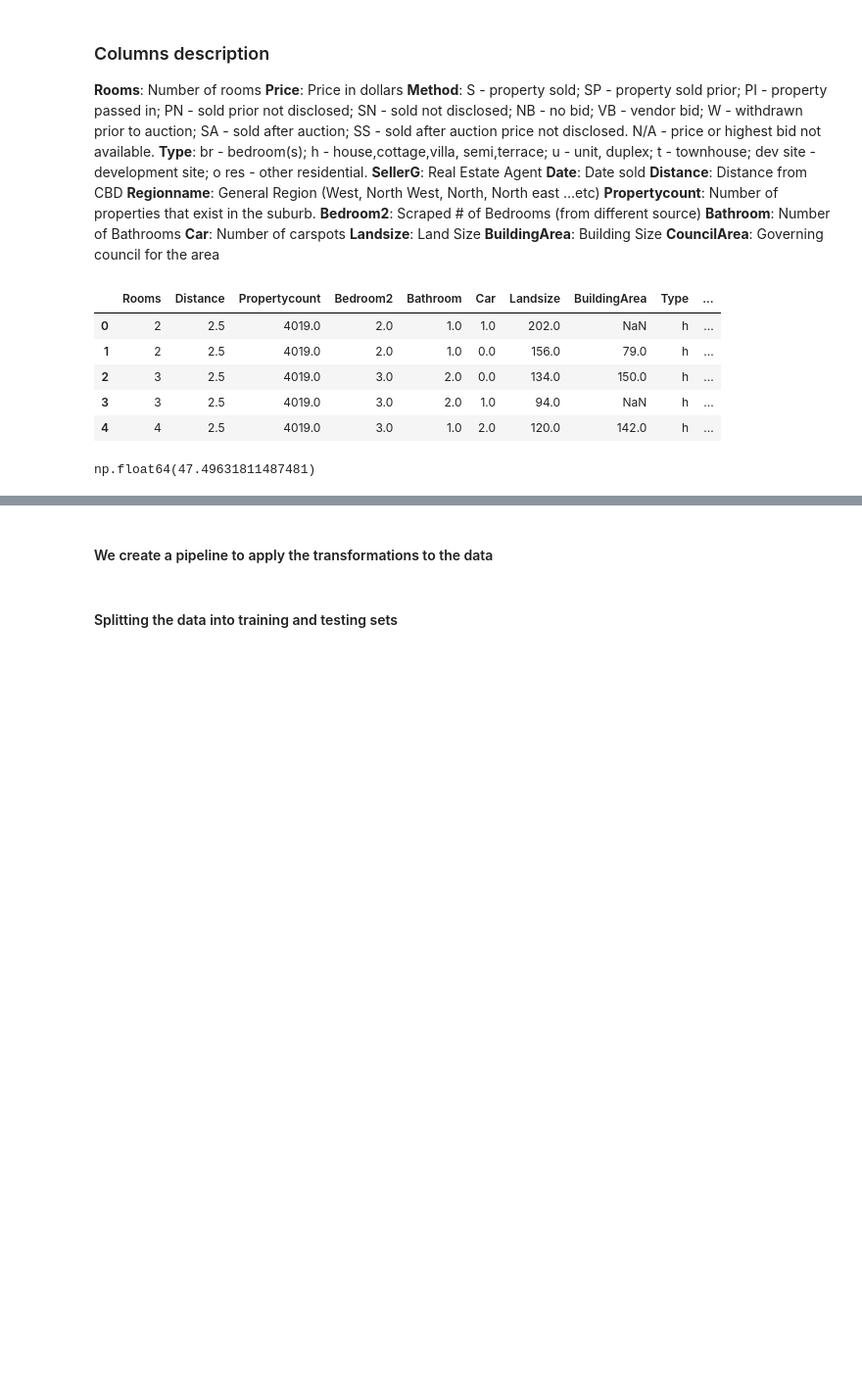
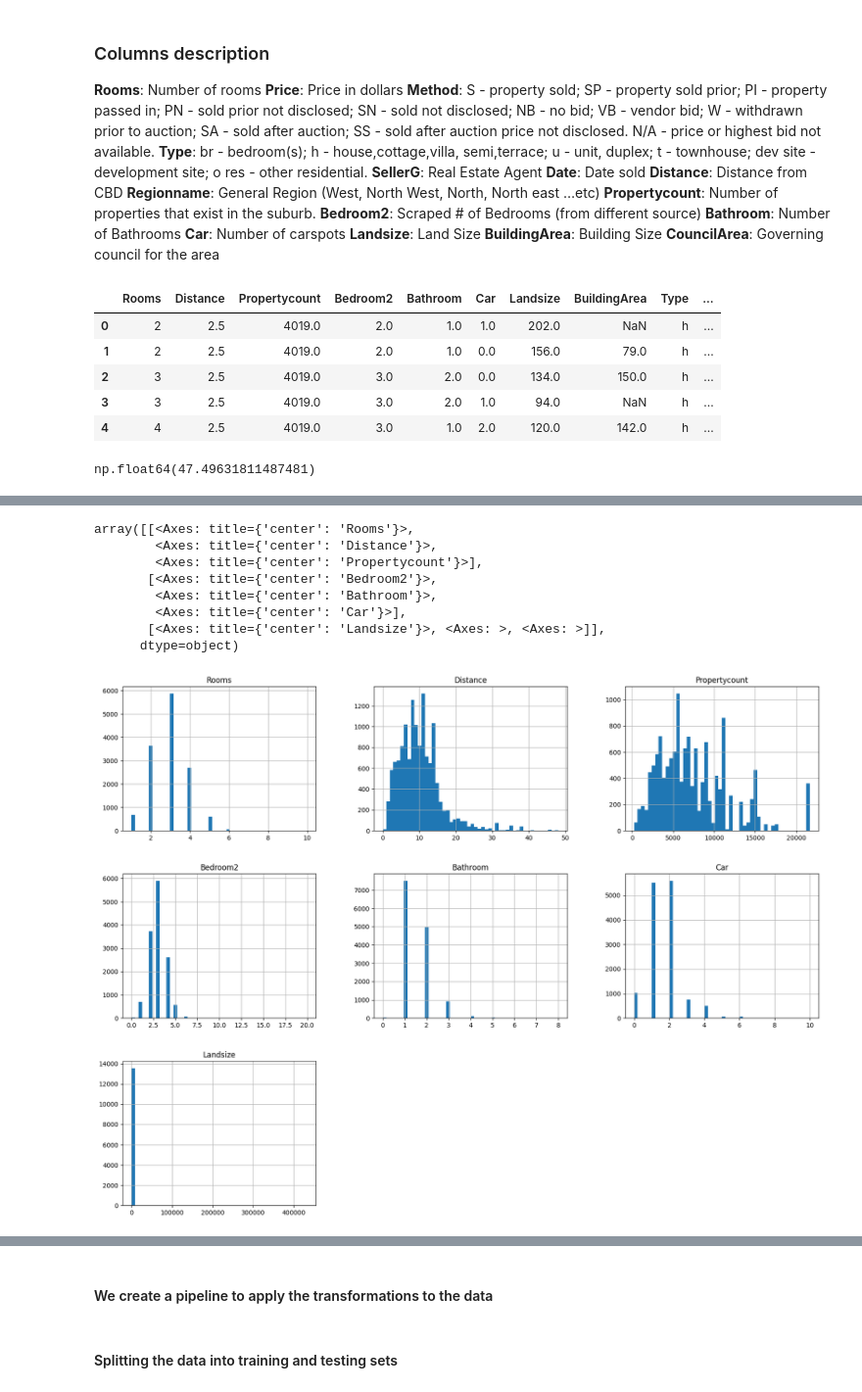
Before and after one commit to PLOTFINDER/aaa, a Jupyter notebook: main.ipynb, the cells around one changed output, grey strips where cells are left out. Shown at 98% size. Saved outputs shown, nothing was run; the diff lists cells and outputs as text; code cells hidden in the pictures; blank space fills up the shorter version.

```diff
--- a/main.ipynb
+++ b/main.ipynb
@@ -68,0 +75,13 @@ data.head()
+# %%
+# Lets visualize the data
+data.hist(bins=50, figsize=(20, 15))
+# %% [output]
+array([[<Axes: title={'center': 'Rooms'}>,
+        <Axes: title={'center': 'Distance'}>,
+        <Axes: title={'center': 'Propertycount'}>],
+       [<Axes: title={'center': 'Bedroom2'}>,
+        <Axes: title={'center': 'Bathroom'}>,
+        <Axes: title={'center': 'Car'}>],
+       [<Axes: title={'center': 'Landsize'}>, <Axes: >, <Axes: >]],
+      dtype=object)
+[figure, added]
```
Also changed, not shown: parts of 20 cells of this notebook, 1 other file.
